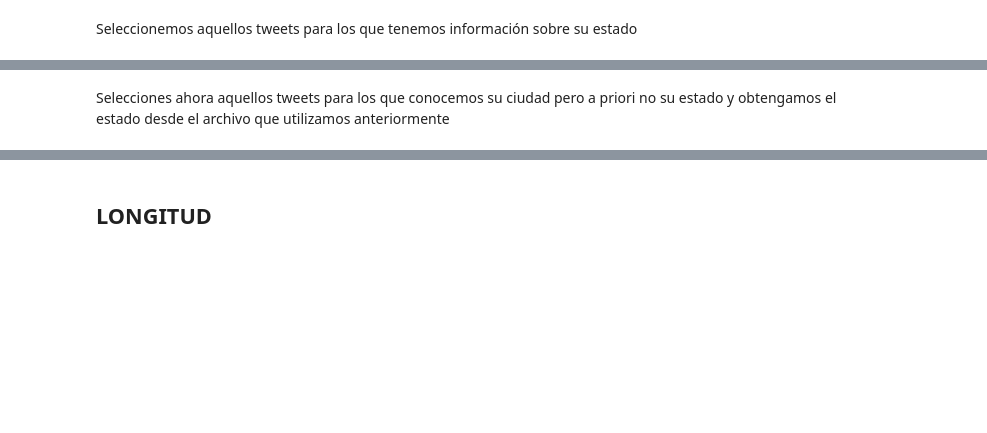
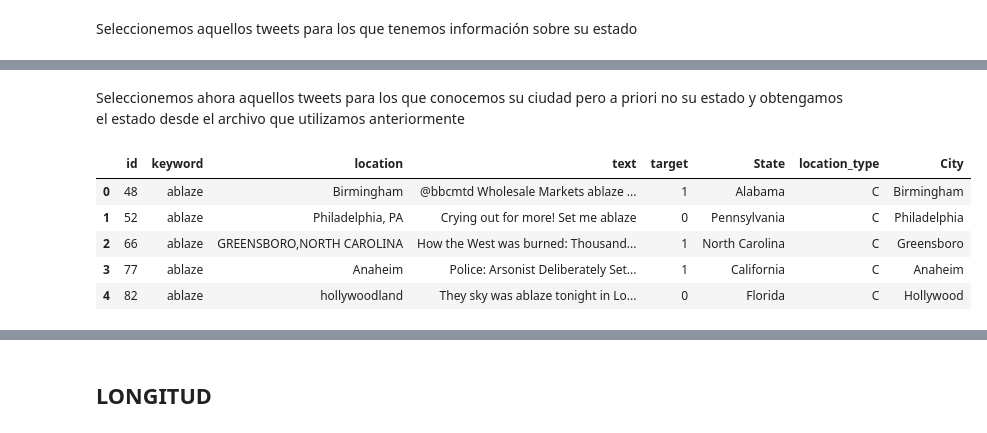
Before and after one commit to Filyank/Datavid-20, a Jupyter notebook: TP1-1c2020/AEUSA.ipynb, the cells around one changed output, grey strips where cells are left out. Saved outputs shown, nothing was run; the diff lists cells and outputs as text; code cells hidden in the pictures; blank space fills up the shorter version.

```diff
--- a/TP1-1c2020/AEUSA.ipynb
+++ b/TP1-1c2020/AEUSA.ipynb
@@ -298,4 +299,15 @@ seleccion1= tweets[tweets['location_type']=='E']
 # %% [markdown]
-Selecciones ahora aquellos tweets para los que conocemos su ciudad pero a priori no su estado y obtengamos el estado desde el archivo que utilizamos anteriormente
+Seleccionemos ahora aquellos tweets para los que conocemos su ciudad pero a priori no su estado y obtengamos el estado desde el archivo que utilizamos anteriormente
 # %%
 seleccion2=tweets[tweets['location_type']=='C'].merge(archivo,left_on='located',right_on='City',how='left')
+seleccion2['located']=seleccion2['State']
+seleccion2=seleccion2.drop(columns=['State'])
+seleccion2=seleccion2.rename(columns={'located':'State'})
+seleccion2.head(5)
+# %% [output]
+|  | id | keyword | location | text | target | State | location_type | City |
+| 0 | 48 | ablaze | Birmingham | @bbcmtd Wholesale Markets ablaze ... | 1 | Alabama | C | Birmingham |
+| 1 | 52 | ablaze | Philadelphia, PA | Crying out for more! Set me ablaze | 0 | Pennsylvania | C | Philadelphia |
+| 2 | 66 | ablaze | GREENSBORO,NORTH CAROLINA | How the West was burned: Thousand... | 1 | North Carolina | C | Greensboro |
+| 3 | 77 | ablaze | Anaheim | Police: Arsonist Deliberately Set... | 1 | California | C | Anaheim |
+| 4 | 82 | ablaze | hollywoodland | They sky was ablaze tonight in Lo... | 0 | Florida | C | Hollywood |
```
Also changed, not shown: parts of 36 cells of this notebook, 9 other files.
